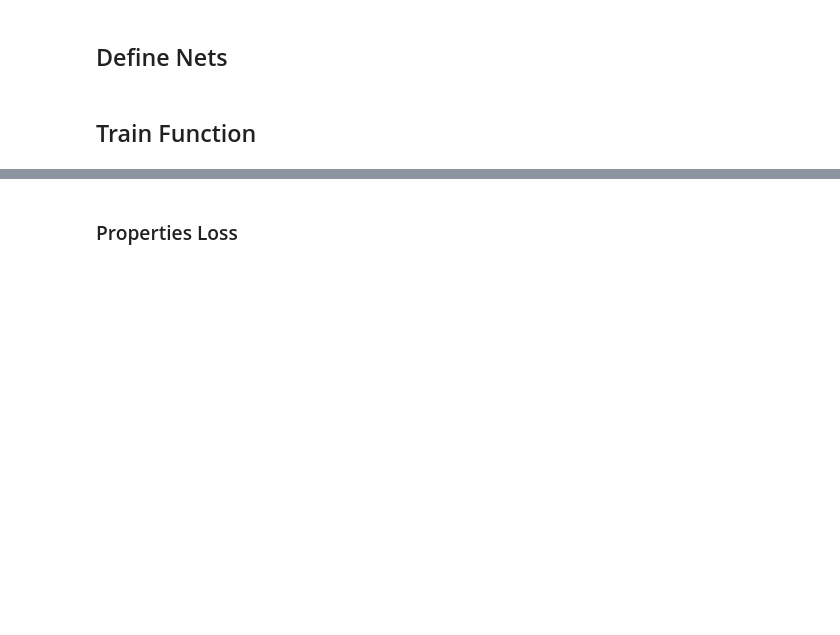
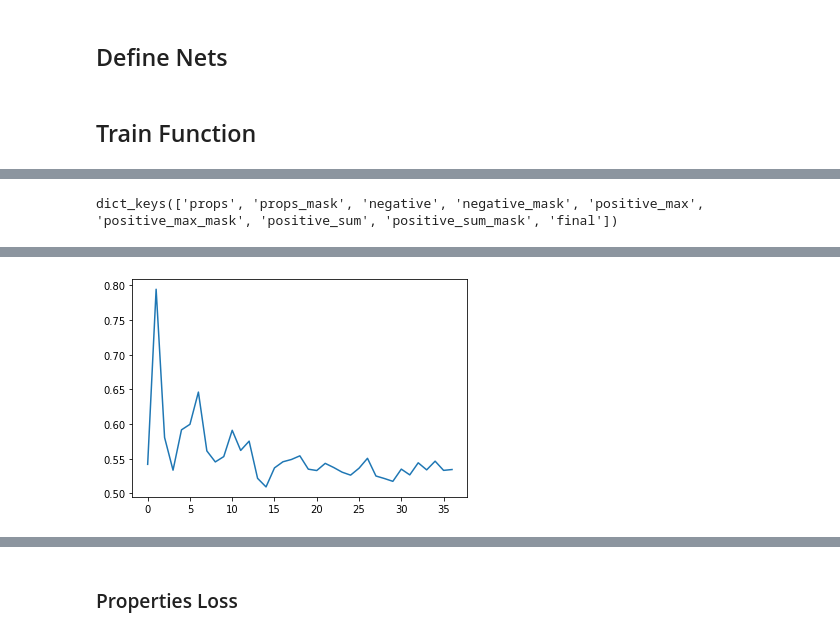
Before and after one commit to MikhailMsc/Wiki_103, a Jupyter notebook: Notebooks/V2_Cats_Meanings.ipynb, the cells around one changed output, grey strips where cells are left out. Cells and saved outputs as stored; diff of their text form; code cells hidden in the pictures; blank space fills up the shorter version.

```diff
--- a/Notebooks/V2_Cats_Meanings.ipynb
+++ b/Notebooks/V2_Cats_Meanings.ipynb
@@ -1257,7 +1308,7 @@ def zero_grad(nets):
         else:
             net.zero_grad()
 
-def step(nets):
+def step_grad(nets):
     for net in nets:
         if type(net) is list:
             for subnet in net:
@@ -1321,11 +1370,7 @@ token_embeding_net = TokensEmbeding(
     seed=0
 )
 
-list_pred_net = [
-    FFNet(input_size=size+MEANINGS_SIZE, output_size=1, activation=torch.sigmoid, seed=i)
-    for i,size in enumerate(HIDDEN_SIZES[1:])
-]
-
+meaning_pred_net = FFNet(input_size=HIDDEN_SIZES[-1] + MEANINGS_SIZE, output_size=1, activation=torch.sigmoid, seed=0)
 props_pred_net = FFNet(input_size=HIDDEN_SIZES[-1], output_size=CNT_PROPS, activation=torch.sigmoid, seed=0)
 # %% [markdown]
 ## Train Function
@@ -1526,0 +1617,3 @@ torch.Size([4, 128, 30])
+# %%
+batch = train_tokens[:128,:]
+print(batch.shape)
@@ -1527,3 +1787,25 @@ torch.Size([4, 128, 30])
 # %%
-scores[0]
+scores = train(
+    data = train_tokens,
+    token_enc_net = net_token_enc,
+    token_emb_net = token_embeding_net,
+    main_net = net_multi_blocks,
+    meaning_pred_net = meaning_pred_net,
+    props_pred_net = props_pred_net,
+    beta = BETA,
+    cnt_negative = CNT_NEGATIVE,
+    last_pred = LAST_PREDICT,
+    loss_coeff = LOSS_COEFF,
+    prop_coef = LOSS_PROPERTY_COEFF,
+    negative_coef = LOSS_NEGATIVE_COEF,
+    max_coef = LOSS_MAX_COEF,
+    sum_coef = LOSS_SUM_COEF,
+    not_masked_coef = NOT_MASKED_COEF,
+    default_batch_size=64,
+    pad = PAD_ID,
+    mask = MASK_ID,
+    max_len= 30,
+    learning_rate = 0.01,
+    opt_type='Adam'
+)
 # %% [output]
@@ -1531,4 +1833,7 @@ torch.Size([128, 30, 60])
+# %%
+scores[0].keys()
+# %% [output]
+dict_keys(['props', 'props_mask', 'negative', 'negative_mask', 'positive_max', 'positive_max_mask', 'positive_sum', 'positive_sum_mask', 'final'])
 # %%
-%%time
-negative_batch = step3(tokens, token_embeding_net, 5)
+plt.plot([ll['props'] for ll in scores])
 # %% [output]
@@ -1538 +1841,2 @@ Wall time: 115 ms
+[figure, added]
 # %%
```
Also changed, not shown: parts of 88 cells of this notebook.
